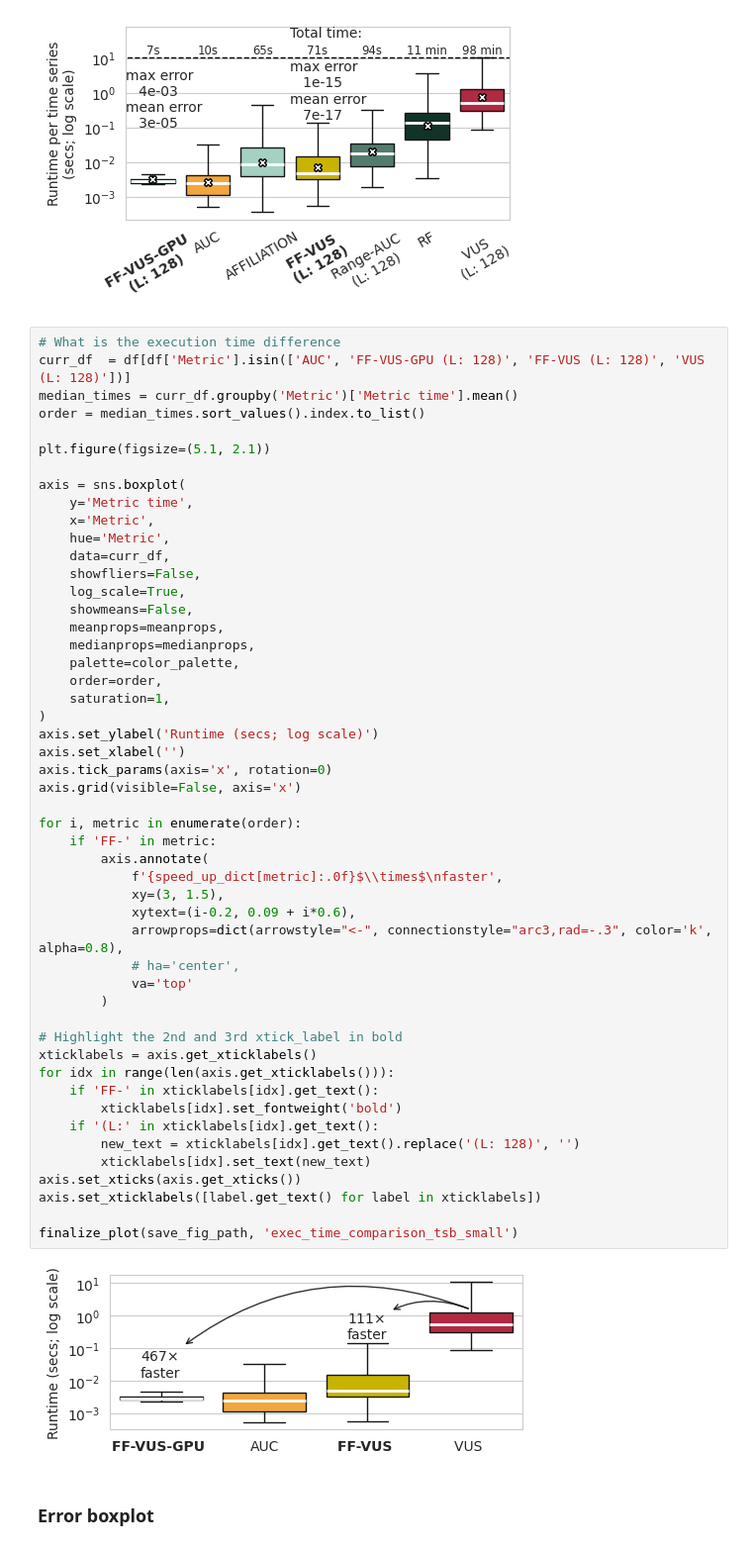
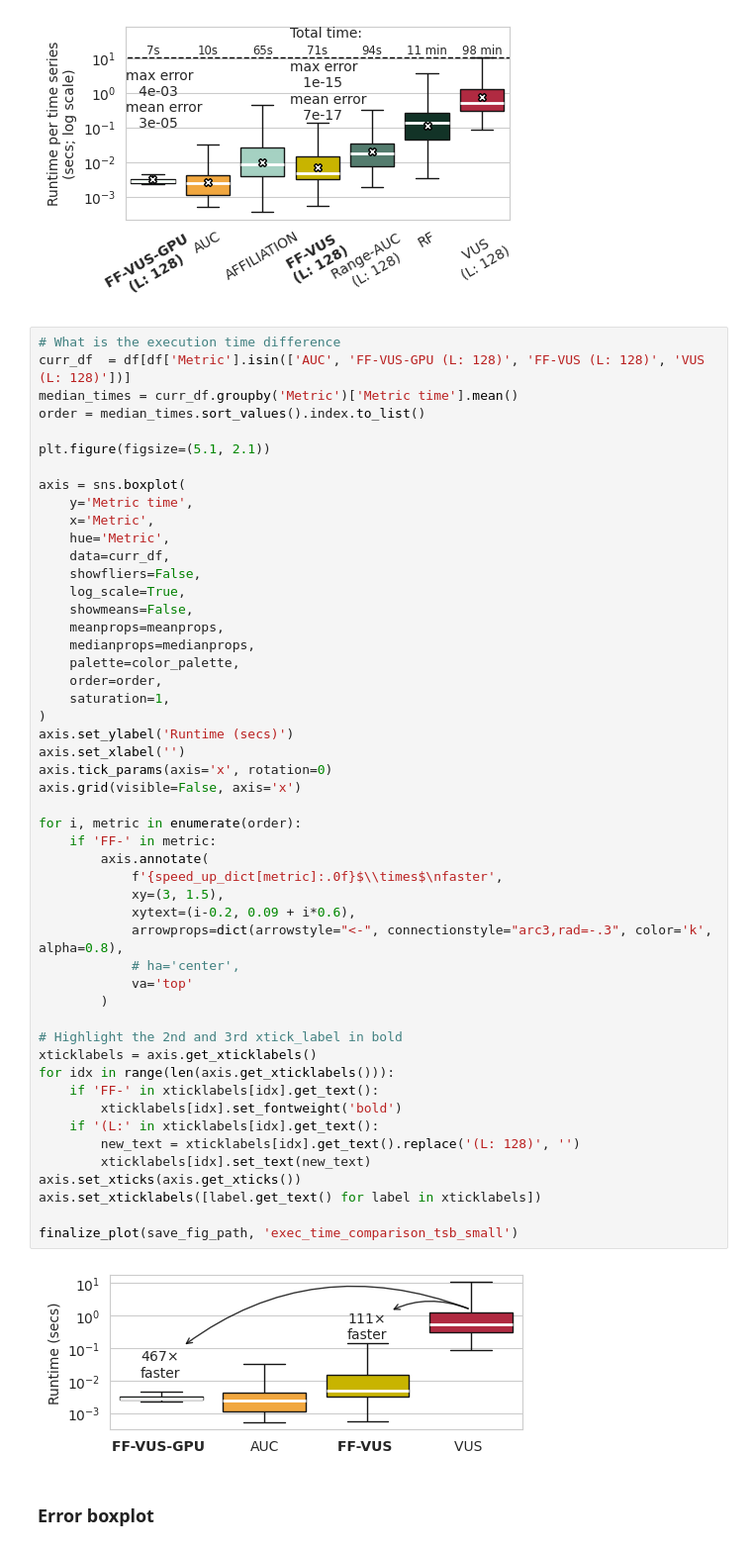
Before and after one commit to sylligardos/autovus, a Jupyter notebook: src/notebooks/experimental_results.ipynb, the cells around one changed output. Shown at 99% size. Cells and saved outputs as stored; diff of their text form.

```diff
--- a/src/notebooks/experimental_results.ipynb
+++ b/src/notebooks/experimental_results.ipynb
@@ -237,36 +237,36 @@ axis = sns.boxplot(
     order=order,
     saturation=1,
 )
-axis.set_ylabel('Runtime (secs; log scale)')
+axis.set_ylabel('Runtime (secs)')
 axis.set_xlabel('')
 axis.tick_params(axis='x', rotation=0)
 axis.grid(visible=False, axis='x')
 
 for i, metric in enumerate(order):
     if 'FF-' in metric:
         axis.annotate(
             f'{speed_up_dict[metric]:.0f}$\\times$\nfaster',
             xy=(3, 1.5),
             xytext=(i-0.2, 0.09 + i*0.6),
             arrowprops=dict(arrowstyle="<-", connectionstyle="arc3,rad=-.3", color='k', alpha=0.8),
             # ha='center',
             va='top'
         )
 
 # Highlight the 2nd and 3rd xtick_label in bold
 xticklabels = axis.get_xticklabels()
 for idx in range(len(axis.get_xticklabels())):
     if 'FF-' in xticklabels[idx].get_text():
         xticklabels[idx].set_fontweight('bold')
     if '(L:' in xticklabels[idx].get_text():
         new_text = xticklabels[idx].get_text().replace('(L: 128)', '')
         xticklabels[idx].set_text(new_text)
 axis.set_xticks(axis.get_xticks())
 axis.set_xticklabels([label.get_text() for label in xticklabels])
 
 finalize_plot(save_fig_path, 'exec_time_comparison_tsb_small')
 # %% [output]
-[figure, old version]
+[figure, new version]
 # %% [markdown]
 ### Error boxplot
 # %%
```
Also changed, not shown: parts of 10 cells of this notebook, 1 other file.
